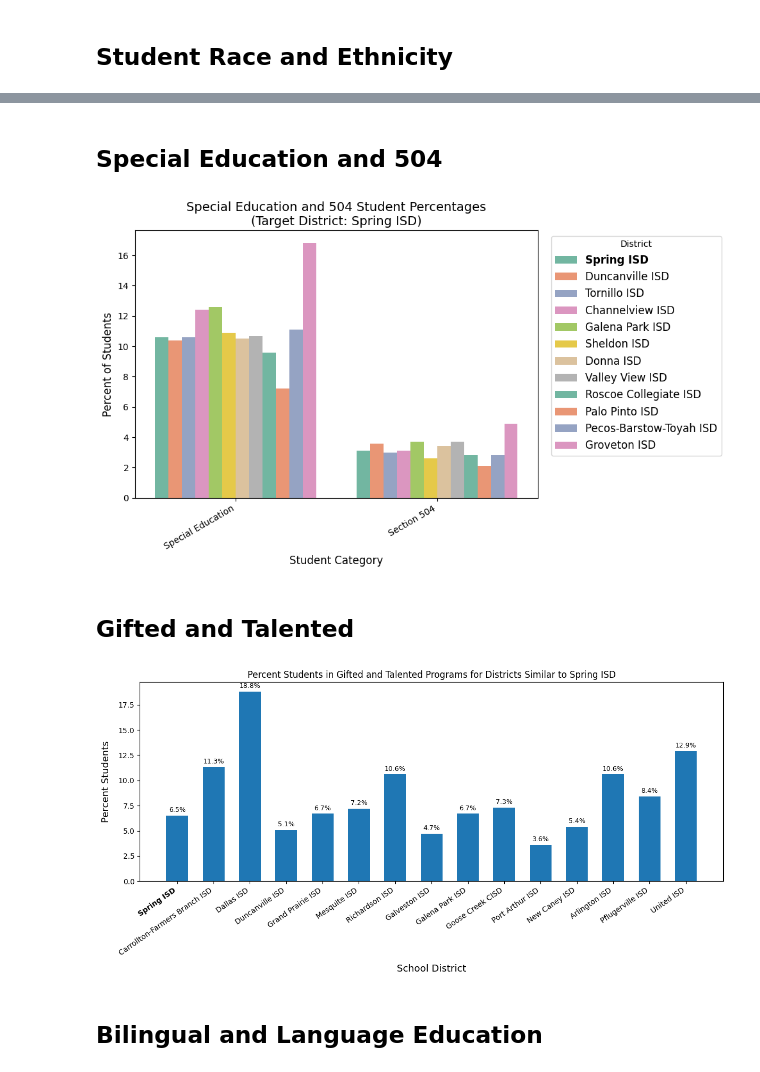
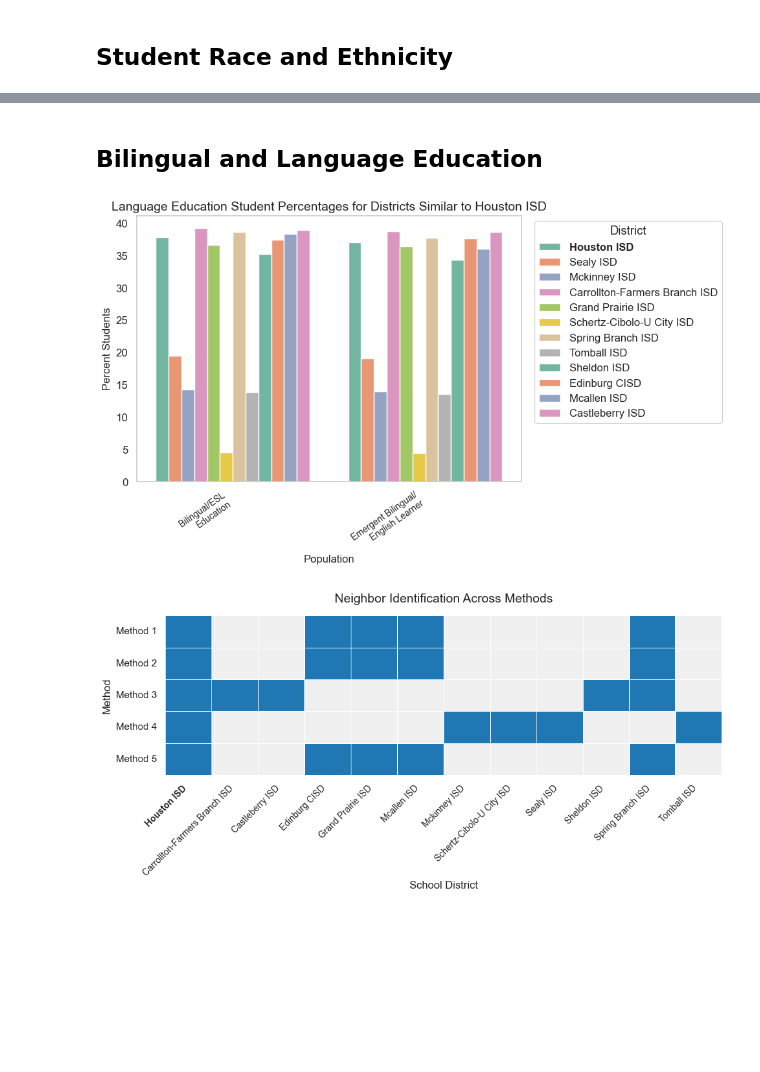
Before and after one commit to RiceD2KLab/HERC_Sp25, a Jupyter notebook: 4_Data_Modeling/4.2_KNN_Clustering/2. District_Distance_Comparisons/HoustonISD.ipynb, the cells around one changed output, grey strips where cells are left out. Cells and saved outputs as stored; diff of their text form; code cells hidden in the pictures; blank space fills up the shorter version.

```diff
--- a/4_Data_Modeling/4.2_KNN_Clustering/2. District_Distance_Comparisons/HoustonISD.ipynb
+++ b/4_Data_Modeling/4.2_KNN_Clustering/2. District_Distance_Comparisons/HoustonISD.ipynb
@@ -126,14 +69,13 @@ special_populations_plot = comparePlotter(houstonISD, plot_func = plot_special_p
-# %% [markdown]
-## Special Education and 504
-# %%
-plot_special_ed_504_plot = comparePlotter(houstonISD, plot_func = plot_special_ed_504_bar, df = df, selected_features = special_ed_504)
-# %% [output]
-[figure, removed]
-# %% [markdown]
-## Gifted and Talented
-# %%
-gifted_talented_plot = comparePlotter(houstonISD, plot_func = plot_gifted_talented_bars, df = df, distance_metrics = ['euclidean', 'manhattan', 'mahalanobis', 'cosine', 'canberra'], selected_features = gifted_students + race_ethnicity_percent + student_count + staff_count + economically_disadvantaged + language_education_percent + special_populations_percent + special_ed_504 + student_teacher_ratio)
-# %% [output]
-[figure, removed]
 # %% [markdown]
 ## Bilingual and Language Education
+# %%
+import matplotlib as plt
+plt.rcParams['axes.grid'] = False
+
+from KNN_Diagnostic_Plots import plot_language_education_bars
+bil_lan = comparePlotter(houstonISD, plot_func = plot_language_education_bars, df = df, selected_features = language_education_percent)
+bil_lan
+plot_demographic_feature_presence2(bil_lan, houstonISD)
+# %% [output]
+[figure, added]
+[figure, added]
```
Also changed, not shown: parts of 35 cells of this notebook, 14 other files.
